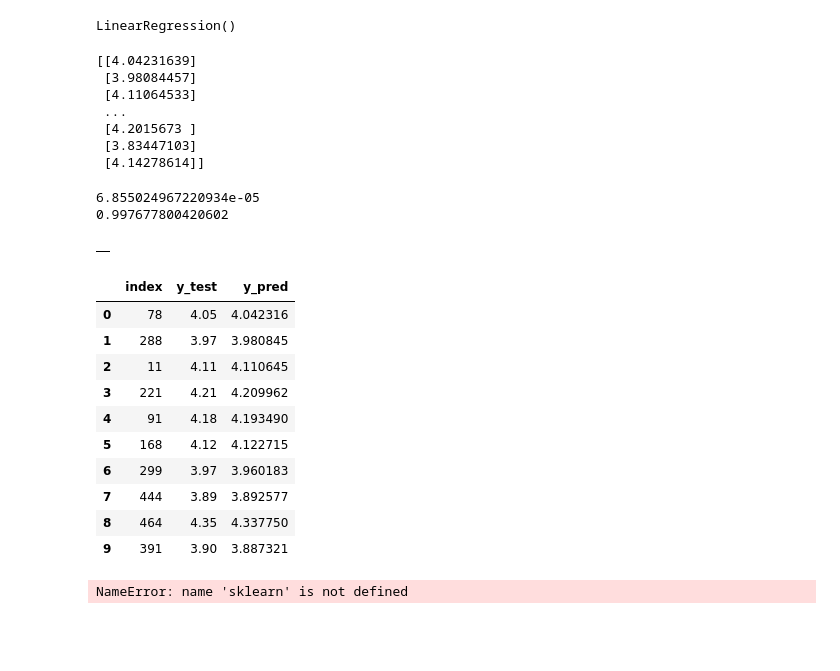
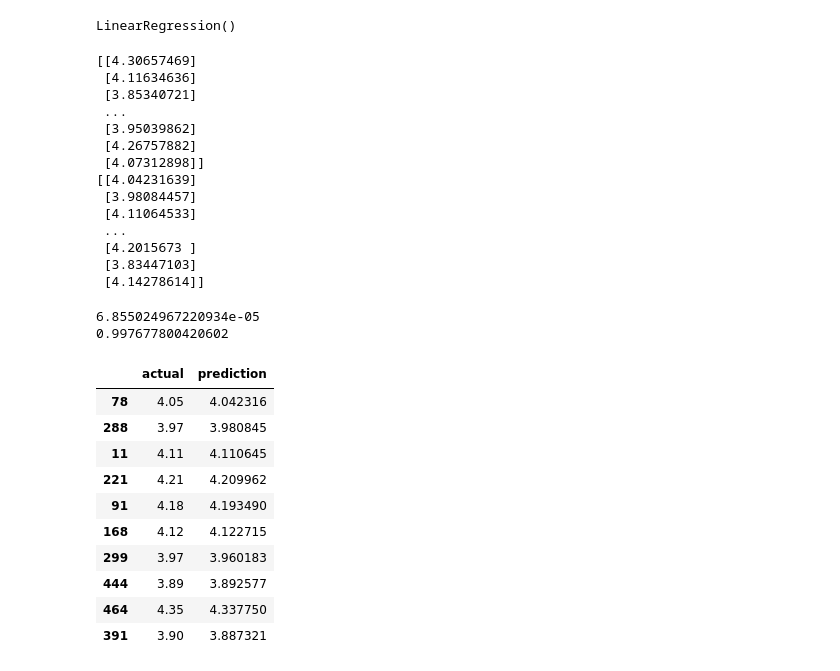
Before and after one commit to MireyNM/Predict_Future_MLB_Stats, a Jupyter notebook: Code/running_splits.ipynb, the cells around one changed output. Drawn from its saved outputs; the diff is of its cells as text; code cells hidden in the pictures; blank space fills up the shorter version.

Commit message:
cleaning up running_splits_model

```diff
--- a/Code/running_splits.ipynb
+++ b/Code/running_splits.ipynb
@@ -6,13 +5,13 @@ from sklearn.metrics import confusion_matrix, accuracy_score, precision_score, r
 # %%
 # Importing data from csv files by year
-data_2022 = pd.read_csv("../Data/Raw_Data/running_splits_2022.csv")
-data_2021 = pd.read_csv("../Data/Raw_Data/running_splits_2021.csv")
-data_2020 = pd.read_csv("../Data/Raw_Data/running_splits_2022.csv")
-data_2019 = pd.read_csv("../Data/Raw_Data/running_splits_2022.csv")
-data_2018 = pd.read_csv("../Data/Raw_Data/running_splits_2018.csv")
-data_2017 = pd.read_csv("../Data/Raw_Data/running_splits_2017.csv")
-data_2016 = pd.read_csv("../Data/Raw_Data/running_splits_2016.csv")
-data_2015 = pd.read_csv("../Data/Raw_Data/running_splits_2015.csv")
+data_2022 = pd.read_csv("../static/data/Raw_Data/running_splits_2022.csv")
+data_2021 = pd.read_csv("../static/data/Raw_Data/running_splits_2021.csv")
+data_2020 = pd.read_csv("../static/data/Raw_Data/running_splits_2022.csv")
+data_2019 = pd.read_csv("../static/data/Raw_Data/running_splits_2022.csv")
+data_2018 = pd.read_csv("../static/data/Raw_Data/running_splits_2018.csv")
+data_2017 = pd.read_csv("../static/data/Raw_Data/running_splits_2017.csv")
+data_2016 = pd.read_csv("../static/data/Raw_Data/running_splits_2016.csv")
+data_2015 = pd.read_csv("../static/data/Raw_Data/running_splits_2015.csv")
 # %%
 # Inserting new column 'year' in each table
 data_2022.insert(0, 'year', 2022)
@@ -178,9 +179,18 @@ print(fit_model)
 LinearRegression()
 # %%
 # Using fited model to create predicted results of the runners time
-y_pred = fit_model.predict(X_test)
-print(y_pred)
+y_pred_train = fit_model.predict(X_train)
+y_pred_test = fit_model.predict(X_test)
+print(y_pred_train)
+print(y_pred_test)
 # %% [output]
+[[4.30657469]
+ [4.11634636]
+ [3.85340721]
+ ...
+ [3.95039862]
+ [4.26757882]
+ [4.07312898]]
 [[4.04231639]
  [3.98084457]
  [4.11064533]
@@ -200,31 +210,28 @@ print(r2)
 # %% [output]
 6.855024967220934e-05
 0.997677800420602
-# %%
-# Creating DataFrame to view values created by model
-df = pd.DataFrame()
-df
-# %% [output]
-|  |
 # %%
 # Filling empty DataFrame with actual/predicted values
-df['y_test'] = y_test['seconds_since_hit_090']
-df['y_pred'] = y_pred
-df.reset_index(inplace = True)
+# Creating DataFrame
+df = pd.DataFrame()
+
+# Filling columns
+df['actual'] = y_test['seconds_since_hit_090']
+df['prediction'] = y_pred_test
+df.reset_index(inplace = False)
 df.head(10)
 # %% [output]
-|  | index | y_test | y_pred |
-| 0 | 78 | 4.05 | 4.042316 |
-| 1 | 288 | 3.97 | 3.980845 |
-| 2 | 11 | 4.11 | 4.110645 |
-| 3 | 221 | 4.21 | 4.209962 |
-| 4 | 91 | 4.18 | 4.193490 |
-| 5 | 168 | 4.12 | 4.122715 |
-| 6 | 299 | 3.97 | 3.960183 |
-| 7 | 444 | 3.89 | 3.892577 |
-| 8 | 464 | 4.35 | 4.337750 |
-| 9 | 391 | 3.90 | 3.887321 |
+|  | actual | prediction |
+| 78 | 4.05 | 4.042316 |
+| 288 | 3.97 | 3.980845 |
+| 11 | 4.11 | 4.110645 |
+| 221 | 4.21 | 4.209962 |
+| 91 | 4.18 | 4.193490 |
+| 168 | 4.12 | 4.122715 |
+| 299 | 3.97 | 3.960183 |
+| 444 | 3.89 | 3.892577 |
+| 464 | 4.35 | 4.337750 |
+| 391 | 3.90 | 3.887321 |
 # %%
-sklearn.ensemble.RandomForestClassifier
+# importing dependents
+from sklearn.ensemble import RandomForestClassifier
-# %% [output]
-NameError: name 'sklearn' is not defined
```
Also changed, not shown: parts of 3 cells of this notebook.
